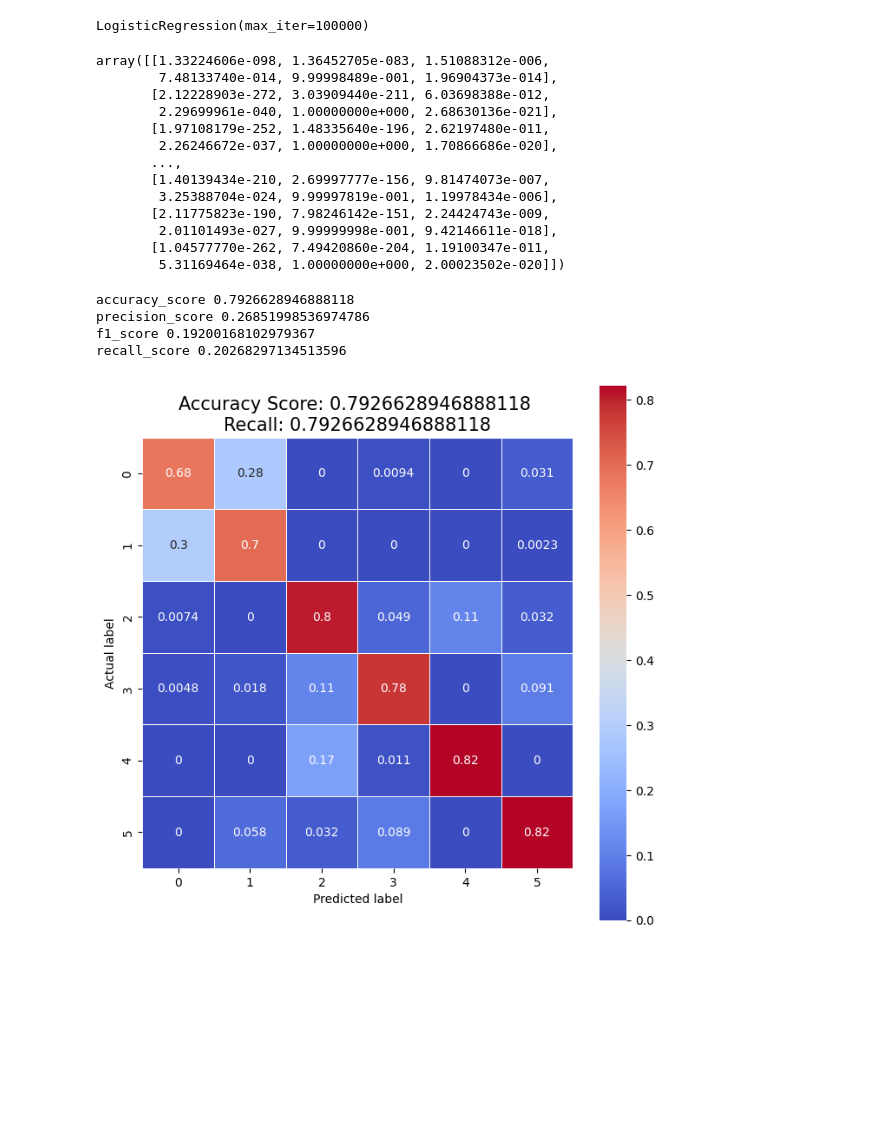
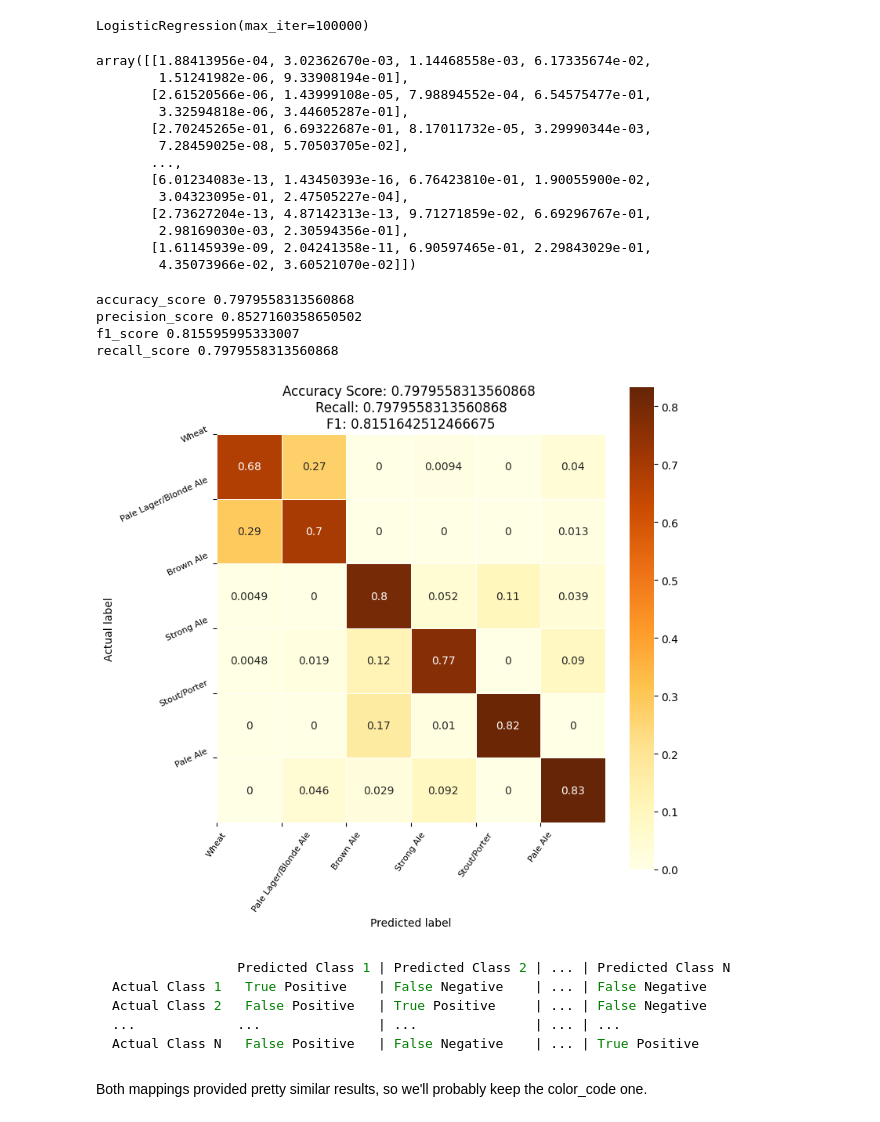
Before and after one commit to agui968/Predicting-Beer-Styles-with-Machine-Learning, a Jupyter notebook: notebooks/04Entrenamiento_evaluacion.ipynb, the cells around one changed output. Cells and saved outputs as stored; diff of their text form; code cells hidden in the pictures; blank space fills up the shorter version.

````diff
--- a/notebooks/04Entrenamiento_evaluacion.ipynb
+++ b/notebooks/04Entrenamiento_evaluacion.ipynb
@@ -53,4 +76,0 @@ train = pd.concat([X_train_df, y_train_df], axis=1)
-# %%
-X_test_df = pd.DataFrame(X_test, columns=X.columns)
-y_test_df = pd.DataFrame(y_test, columns=['Style_color'])
-test= pd.concat([X_test_df, y_test_df], axis=1)
@@ -149,6 +165,9 @@ Let's try with the IBU style and with the standard scaler now
 # %%
 #Second experiment with ibu code
-X=beer[['ABV','IBU','Color']]
+X_train=train[['ABV','IBU','Color']]
+X_test=test[['ABV','IBU','Color']]
 
-yi=beer['Style_ibu']
+#First experiment with color code
+yi_train=train['Style_ibu']
+yi_test=test['Style_ibu']
 # %%
@@ -175,49 +179,60 @@ Name: count, dtype: int64
 # %%
 rus = RandomUnderSampler(random_state=42)
 
-X_resampleds, y_resampleds = rus.fit_resample(X_trains, y_trains)
+X_resampleds, y_resampleds = rus.fit_resample(X_train, yi_train)
 # %%
 lr2 = LogisticRegression(max_iter=100000)
 lr2.fit(X_resampleds, y_resampleds)
 # %% [output]
 LogisticRegression(max_iter=100000)
 # %%
-predictionsS = lr2.predict(X_tests)
-predicions_probas = lr2.predict_proba(X)
+predictions2 = lr2.predict(X_test)
+predicions_probas = lr2.predict_proba(X_test)
 predicions_probas
 # %% [output]
-array([[1.33224606e-098, 1.36452705e-083, 1.51088312e-006,
-        7.48133740e-014, 9.99998489e-001, 1.96904373e-014],
-       [2.12228903e-272, 3.03909440e-211, 6.03698388e-012,
-        2.29699961e-040, 1.00000000e+000, 2.68630136e-021],
-       [1.97108179e-252, 1.48335640e-196, 2.62197480e-011,
-        2.26246672e-037, 1.00000000e+000, 1.70866686e-020],
+array([[1.88413956e-04, 3.02362670e-03, 1.14468558e-03, 6.17335674e-02,
+        1.51241982e-06, 9.33908194e-01],
+       [2.61520566e-06, 1.43999108e-05, 7.98894552e-04, 6.54575477e-01,
+        3.32594818e-06, 3.44605287e-01],
+       [2.70245265e-01, 6.69322687e-01, 8.17011732e-05, 3.29990344e-03,
+        7.28459025e-08, 5.70503705e-02],
        ...,
-       [1.40139434e-210, 2.69997777e-156, 9.81474073e-007,
-        3.25388704e-024, 9.99997819e-001, 1.19978434e-006],
-       [2.11775823e-190, 7.98246142e-151, 2.24424743e-009,
-        2.01101493e-027, 9.99999998e-001, 9.42146611e-018],
-       [1.04577770e-262, 7.49420860e-204, 1.19100347e-011,
-        5.31169464e-038, 1.00000000e+000, 2.00023502e-020]])
+       [6.01234083e-13, 1.43450393e-16, 6.76423810e-01, 1.90055900e-02,
+        3.04323095e-01, 2.47505227e-04],
+       [2.73627204e-13, 4.87142313e-13, 9.71271859e-02, 6.69296767e-01,
+        2.98169030e-03, 2.30594356e-01],
+       [1.61145939e-09, 2.04241358e-11, 6.90597465e-01, 2.29843029e-01,
+        4.35073966e-02, 3.60521070e-02]])
 # %%
-print('accuracy_score',accuracy_score(y_tests, predictionsS))
-print('precision_score',precision_score(y_test, predictionsS, average='weighted'))
-print('f1_score',f1_score(y_test, predictionsS, average='weighted'))
-print('recall_score',recall_score(y_test, predictionsS, average='weighted'))
+print('accuracy_score',accuracy_score(yi_test, predictions2))
+print('precision_score',precision_score(yi_test, predictions2, average='weighted'))
+print('f1_score',f1_score(yi_test, predictions2, average='weighted'))
+print('recall_score',recall_score(yi_test, predictions2, average='weighted'))
 # %% [output]
-accuracy_score 0.7926628946888118
-precision_score 0.26851998536974786
-f1_score 0.19200168102979367
-recall_score 0.20268297134513596
+accuracy_score 0.7979558313560868
+precision_score 0.8527160358650502
+f1_score 0.815595995333007
+recall_score 0.7979558313560868
 # %%
-cms = confusion_matrix(y_tests, predictionsS,normalize='true')
+cms = confusion_matrix(yi_test, predictions2,normalize='true')
 # print(cm)
 plt.figure(figsize=(8,8))
-sns.heatmap(cms, annot=True, linewidths=.5, square = True, cmap = 'coolwarm')
+sns.heatmap(cms, annot=True, linewidths=.5, square = True, cmap = 'YlOrBr')
 plt.ylabel('Actual label')
 plt.xlabel('Predicted label')
-all_sample_title = f'Accuracy Score: {accuracy_score(y_tests, predictionsS)} \nRecall: {recall_score(y_tests, predictionsS, average="weighted")}'
-plt.title(all_sample_title, size = 15);
-#TICKS SERIA SIMPLE_STYLE
+all_sample_title = f'Accuracy Score: {accuracy_score(yi_test, predictions2)} \nRecall: {recall_score(yi_test, predictions2, average="weighted")}\nF1: {f1_score(yc_test, predictions, average="weighted")}'
+plt.title(all_sample_title, size = 12);
+plt.xticks(ticks=range(len(ibucode.index)), labels=ibucode['Style'], rotation=55,fontsize=8);
+plt.yticks(ticks=range(len(ibucode.index)), labels=ibucode['Style'],rotation=25,fontsize=8);
 # %% [output]
-[figure, old version]
+[figure, new version]
+# %% [markdown]
+```Python
+                Predicted Class 1 | Predicted Class 2 | ... | Predicted Class N
+Actual Class 1   True Positive    | False Negative    | ... | False Negative
+Actual Class 2   False Positive   | True Positive     | ... | False Negative
+...             ...               | ...               | ... | ...
+Actual Class N   False Positive   | False Negative    | ... | True Positive
+```
+# %% [markdown]
+Both mappings provided pretty similar results, so we'll probably keep the color_code one.
````
Also changed, not shown: parts of 36 cells of this notebook, 7 other files.
